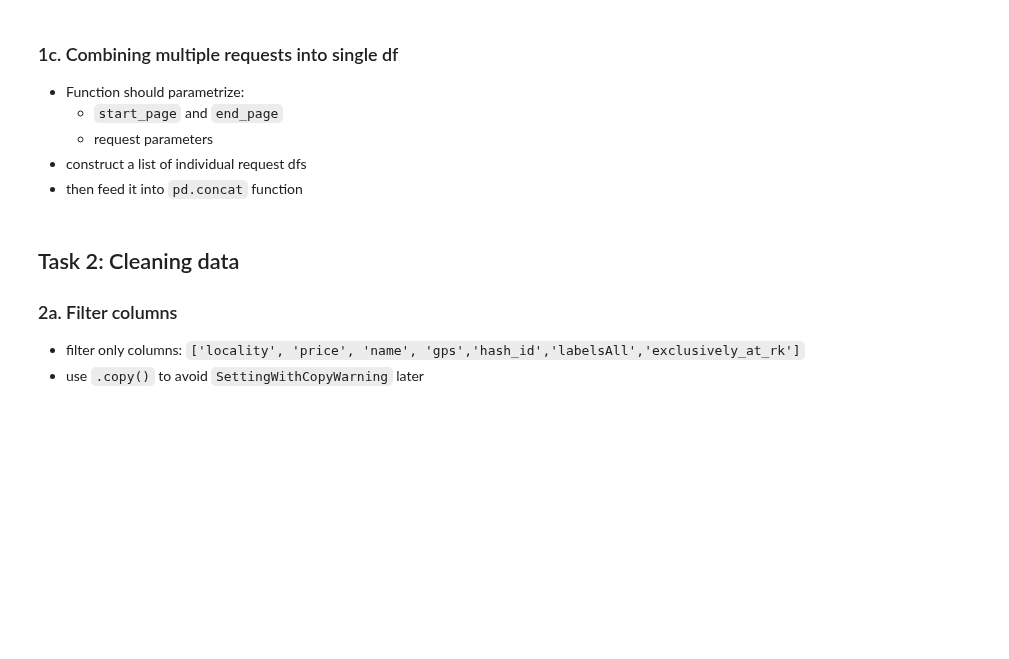
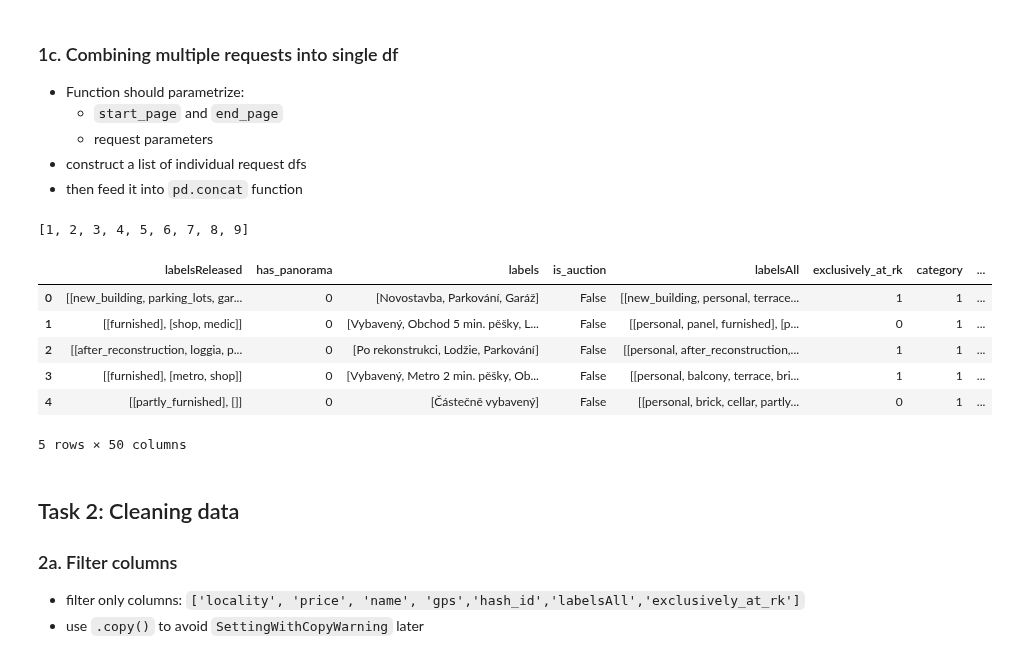
Before and after one commit to vitekzkytek/PythonDataIES, a Jupyter notebook: 05_APIs/seminar_empty.ipynb, the cells around one changed output. Drawn from its saved outputs; the diff is of its cells as text; code cells hidden in the pictures; blank space fills up the shorter version.

```diff
--- a/05_APIs/seminar_empty.ipynb
+++ b/05_APIs/seminar_empty.ipynb
@@ -37,6 +117,27 @@ d = r.json()
     * request parameters
 * construct a list of individual request dfs
 * then feed it into `pd.concat` function
+# %%
+list(range(1,10))
+# %% [output]
+[1, 2, 3, 4, 5, 6, 7, 8, 9]
+# %%
+def multiple_sreality_requests(start_page,end_page,category_main='flat', category_type='sell', locality_region='Praha'):
+    return pd.concat([
+        request_sreality(category_main=category_main, category_type=category_type, locality_region=locality_region,page=i)
+        for i in range(start_page,end_page+1)
+    ])
+
+raw = multiple_sreality_requests(0,4)
+raw.head()
+# %% [output]
+|  | labelsReleased | has_panorama | labels | is_auction | labelsAll | exclusively_at_rk | category | ... |
+| 0 | [[new_building, parking_lots, gar... | 0 | [Novostavba, Parkování, Garáž] | False | [[new_building, personal, terrace... | 1 | 1 | ... |
+| 1 | [[furnished], [shop, medic]] | 0 | [Vybavený, Obchod 5 min. pěšky, L... | False | [[personal, panel, furnished], [p... | 0 | 1 | ... |
+| 2 | [[after_reconstruction, loggia, p... | 0 | [Po rekonstrukci, Lodžie, Parkování] | False | [[personal, after_reconstruction,... | 1 | 1 | ... |
+| 3 | [[furnished], [metro, shop]] | 0 | [Vybavený, Metro 2 min. pěšky, Ob... | False | [[personal, balcony, terrace, bri... | 1 | 1 | ... |
+| 4 | [[partly_furnished], []] | 0 | [Částečně vybavený] | False | [[personal, brick, cellar, partly... | 0 | 1 | ... |
+5 rows × 50 columns
 # %% [markdown]
 ## Task 2: Cleaning data
 
```
Also changed, not shown: parts of 7 cells of this notebook, 1 other file.
